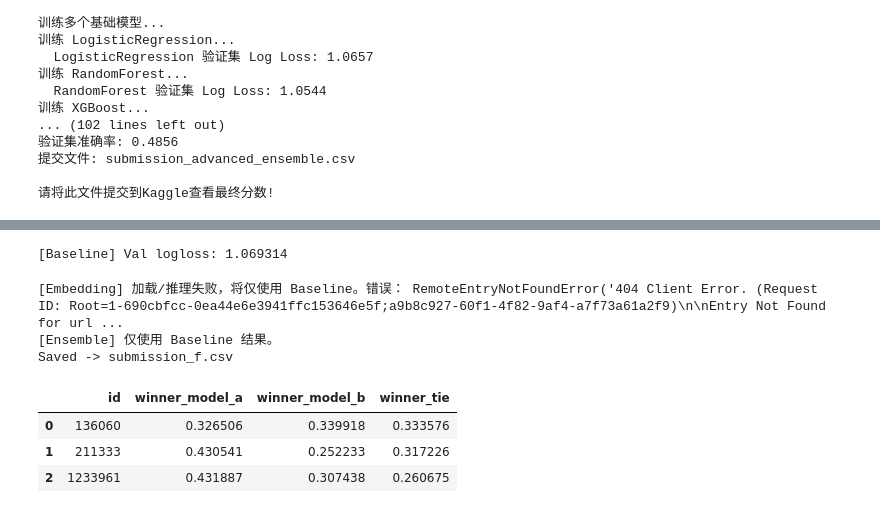
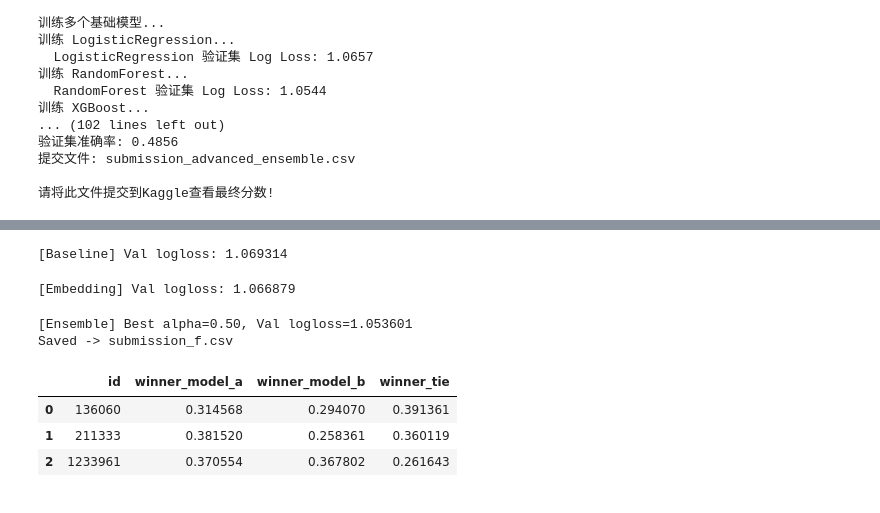
Before and after one commit to yang-hoo-xin/MLP-p2, a Jupyter notebook: ml-tp2.ipynb, the cells around one changed output, grey strips where cells are left out. Drawn from its saved outputs; the diff is of its cells as text; code cells hidden in the pictures.

Commit message:
Kaggle Notebook | ML_TP2 | Version 5

```diff
--- a/ml-tp2.ipynb
+++ b/ml-tp2.ipynb
@@ -1171,8 +1177,9 @@ if use_embedding:
             b = (df['prompt'].astype(str) + ' ' + df['response_b'].astype(str)).tolist()
             return a, b
 
-        model_name = 'sentence-transformers/all-MiniLM-L12-v2'
-        st_model = SentenceTransformer(model_name)
+        # CORRECT: model_path and st_model are now INSIDE the try block
+        model_path = '/kaggle/input/minilm-l12-v2-local/other/default/1/minilm_l12_v2_local'
+        st_model = SentenceTransformer(model_path)
 
         a_all, b_all = concat_text(train)
         a_test, b_test = concat_text(test)
@@ -1202,40 +1209,41 @@ if use_embedding:
         Xte_emb  = np.hstack([emb_a_te, emb_b_te, emb_a_te - emb_b_te])
         proba_test_emb = clf_emb.predict_proba(Xte_emb)
 
+    # CORRECT: The 'except' now correctly aligns with the 'try'
     except Exception as e:
         print("[Embedding] 加载/推理失败，将仅使用 Baseline。错误：", repr(e))
         use_embedding = False
 
 if use_embedding and (proba_val_emb is not None):
     best_alpha, best_ll = 0.5, 1e9
     for alpha in np.linspace(0, 1, 21):  # 0.00, 0.05, ..., 1.00
         blend_val = alpha*proba_val_base + (1-alpha)*proba_val_emb
         ll = log_loss(y_val, blend_val)
         if ll < best_ll:
             best_ll = ll
             best_alpha = alpha
     print(f"[Ensemble] Best alpha={best_alpha:.2f}, Val logloss={best_ll:.6f}")
 
     proba_test_final = best_alpha*proba_test_base + (1-best_alpha)*proba_test_emb
 else:
     print("[Ensemble] 仅使用 Baseline 结果。")
     proba_test_final = proba_test_base
 
 submission = pd.DataFrame({
     'id': test['id'],
     'winner_model_a': proba_test_final[:, 0],
     'winner_model_b': proba_test_final[:, 1],
     'winner_tie':     proba_test_final[:, 2],
 })
 submission.to_csv('submission_f.csv', index=False)
 print("Saved -> submission_f.csv")
 submission.head()
 # %% [output]
 [Baseline] Val logloss: 1.069314
-[Embedding] 加载/推理失败，将仅使用 Baseline。错误： RemoteEntryNotFoundError('404 Client Error. (Request ID: Root=1-690cbfcc-0ea44e6e3941ffc153646e5f;a9b8c927-60f1-4f82-9af4-a7f73a61a2f9)\n\nEntry Not Found for url ...
-[Ensemble] 仅使用 Baseline 结果。
-Saved -> submission_f.csv
+[Embedding] Val logloss: 1.066879
+[Ensemble] Best alpha=0.50, Val logloss=1.053601
+Saved -> submission_f.csv
 |  | id | winner_model_a | winner_model_b | winner_tie |
-| 0 | 136060 | 0.326506 | 0.339918 | 0.333576 |
-| 1 | 211333 | 0.430541 | 0.252233 | 0.317226 |
-| 2 | 1233961 | 0.431887 | 0.307438 | 0.260675 |
+| 0 | 136060 | 0.314568 | 0.294070 | 0.391361 |
+| 1 | 211333 | 0.381520 | 0.258361 | 0.360119 |
+| 2 | 1233961 | 0.370554 | 0.367802 | 0.261643 |
```
Also changed, not shown: parts of 3 cells of this notebook.
